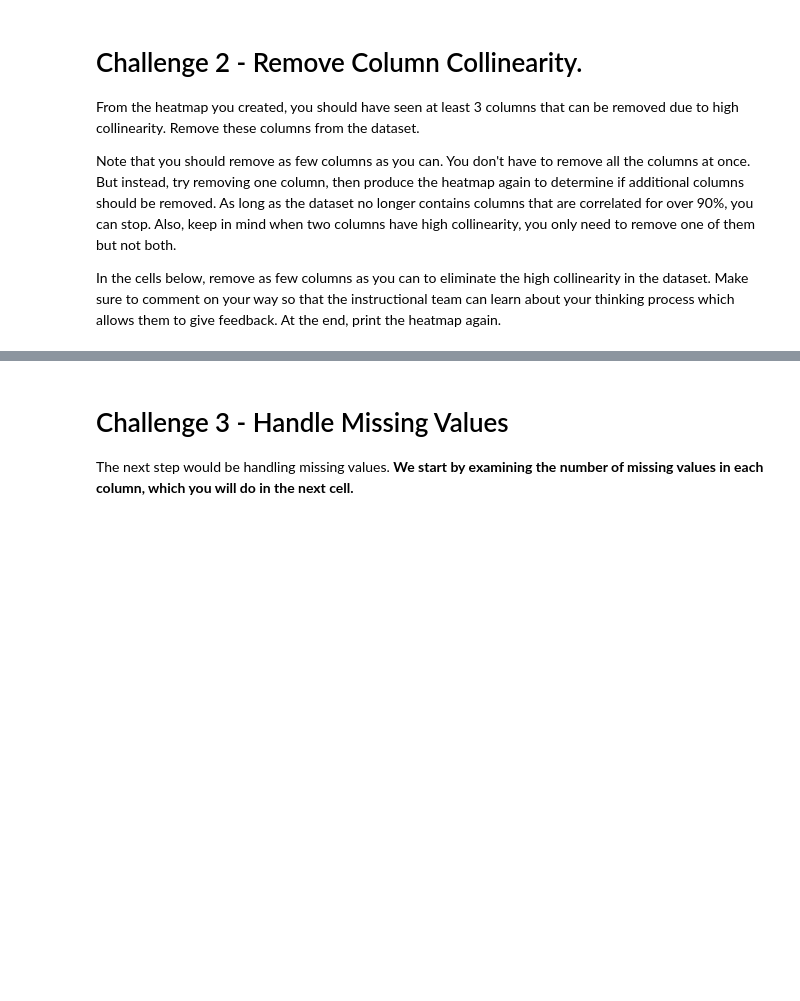
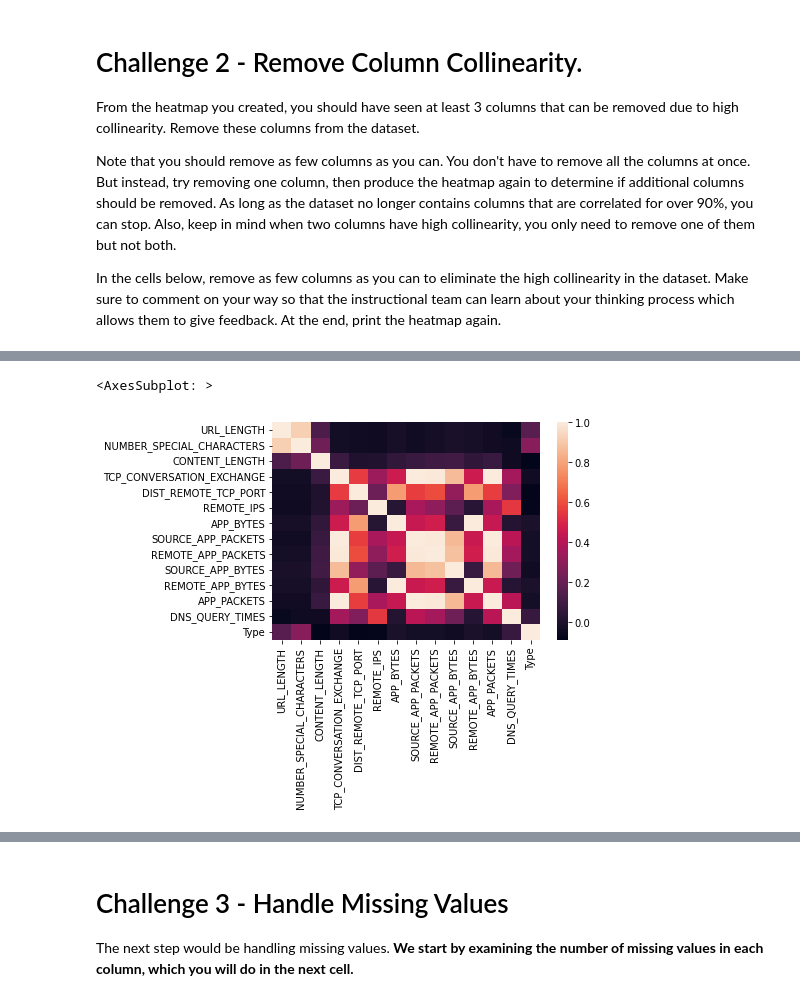
Before and after one commit to Ironhack-data-bcn-january-2023/lab-supervised-learning, a Jupyter notebook: your-code/main.ipynb, the cells around one changed output, grey strips where cells are left out. Saved outputs shown, nothing was run; the diff lists cells and outputs as text; code cells hidden in the pictures; blank space fills up the shorter version.

```diff
--- a/your-code/main.ipynb
+++ b/your-code/main.ipynb
@@ -64,3 +93,5 @@ Note that you should remove as few columns as you can. You don't have to remove
 In the cells below, remove as few columns as you can to eliminate the high collinearity in the dataset. Make sure to comment on your way so that the instructional team can learn about your thinking process which allows them to give feedback. At the end, print the heatmap again.
 # %%
 # Your code here
+crr = websites.corr()
+crr
@@ -70,0 +114,5 @@ In the cells below, remove as few columns as you can to eliminate the high colli
+# %%
+sns.heatmap(crr)
+# %% [output]
+<AxesSubplot: >
+[figure, added]
```
Also changed, not shown: parts of 59 cells of this notebook.
